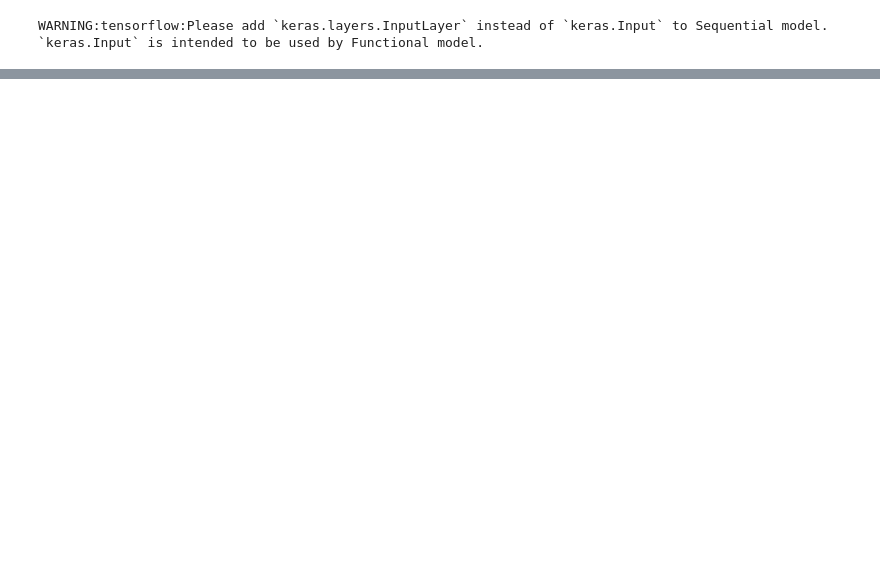
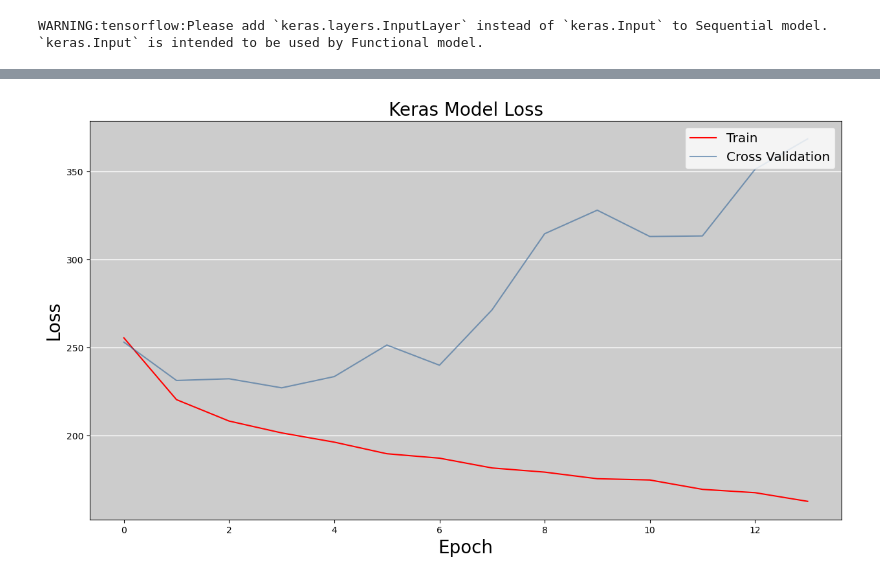
Before and after one commit to akisgazepidis/Recommendation_System_RecSys_Challenge_2024, a Jupyter notebook: 6. RS_Train_NN.ipynb, the cells around one changed output, grey strips where cells are left out. Drawn from its saved outputs; the diff is of its cells as text; code cells hidden in the pictures; blank space fills up the shorter version.

```diff
--- a/6. RS_Train_NN.ipynb
+++ b/6. RS_Train_NN.ipynb
@@ -50,13 +51,16 @@ y_val = np.load(numpy_file_y_path)
 model = Sequential([
     tf.keras.Input(shape=(600,)),
     Dense(256, activation='relu'),
+    Dropout(0.2),  # Adding Dropout layer after the first Dense layer
     Dense(128, activation='relu'),
+    Dropout(0.2),  # Adding Dropout layer after the second Dense layer
     Dense(32, activation='relu'),
-    Dense(1, activation = 'linear')
+    Dropout(0.2),  # Adding Dropout layer after the third Dense layer
+    Dense(1, activation='linear')
 ])
 
 # Compile the model
-model.compile(optimizer='adam', loss='mse', metrics=['mse'])
+model.compile(optimizer='adam', loss='mse', metrics=['mse','mae', 'accuracy'])
 # %% [output]
 WARNING:tensorflow:Please add `keras.layers.InputLayer` instead of `keras.Input` to Sequential model. `keras.Input` is intended to be used by Functional model.
 # %%
@@ -64,12 +68,14 @@ WARNING:tensorflow:Please add `keras.layers.InputLayer` instead of `keras.Input`
 # Prepare TensorBoard callback
 log_dir = "files/logs/fit/" + datetime.datetime.now().strftime("%Y%m%d-%H%M%S")
 tensorboard_callback = TensorBoard(log_dir=log_dir, histogram_freq=1)
+early_stop = EarlyStopping(monitor='val_loss', patience=10, restore_best_weights=True)
 
 # Train the model
-num_epochs = 2
+num_epochs = 50
 history = model.fit(X_train, y_train, epochs=num_epochs, batch_size=16,
                     validation_data=(X_val, y_val),
-                    callbacks=[tensorboard_callback, TqdmCallback(verbose=1)],
+
+                    callbacks=[tensorboard_callback, TqdmCallback(verbose=1),early_stop],
                     verbose=2)
 # %% [output]
 0epoch [00:00, ?epoch/s]
@@ -81,2 +99,15 @@ Epoch 2/2
+# %%
+plt.figure(figsize=(15,8))
+plt.plot(history.history['loss'], color='red')
+plt.plot(history.history['val_loss'], color=(0.2, 0.4, 0.6, 0.6))
+plt.title('Keras Model Loss',size=20)
+plt.ylabel('Loss',size=20)
+plt.xlabel('Epoch',size=20)
+plt.grid(True,axis='y', color='w', linestyle='-', linewidth=1)
+plt.gca().patch.set_facecolor('0.8')
+plt.legend(['Train', 'Cross Validation'],fontsize='x-large', loc='upper right')
+plt.show()
+# %% [output]
+[figure, added]
 # %%
 # Evaluate the model
```
Also changed, not shown: parts of 4 cells of this notebook, 3 other files.
